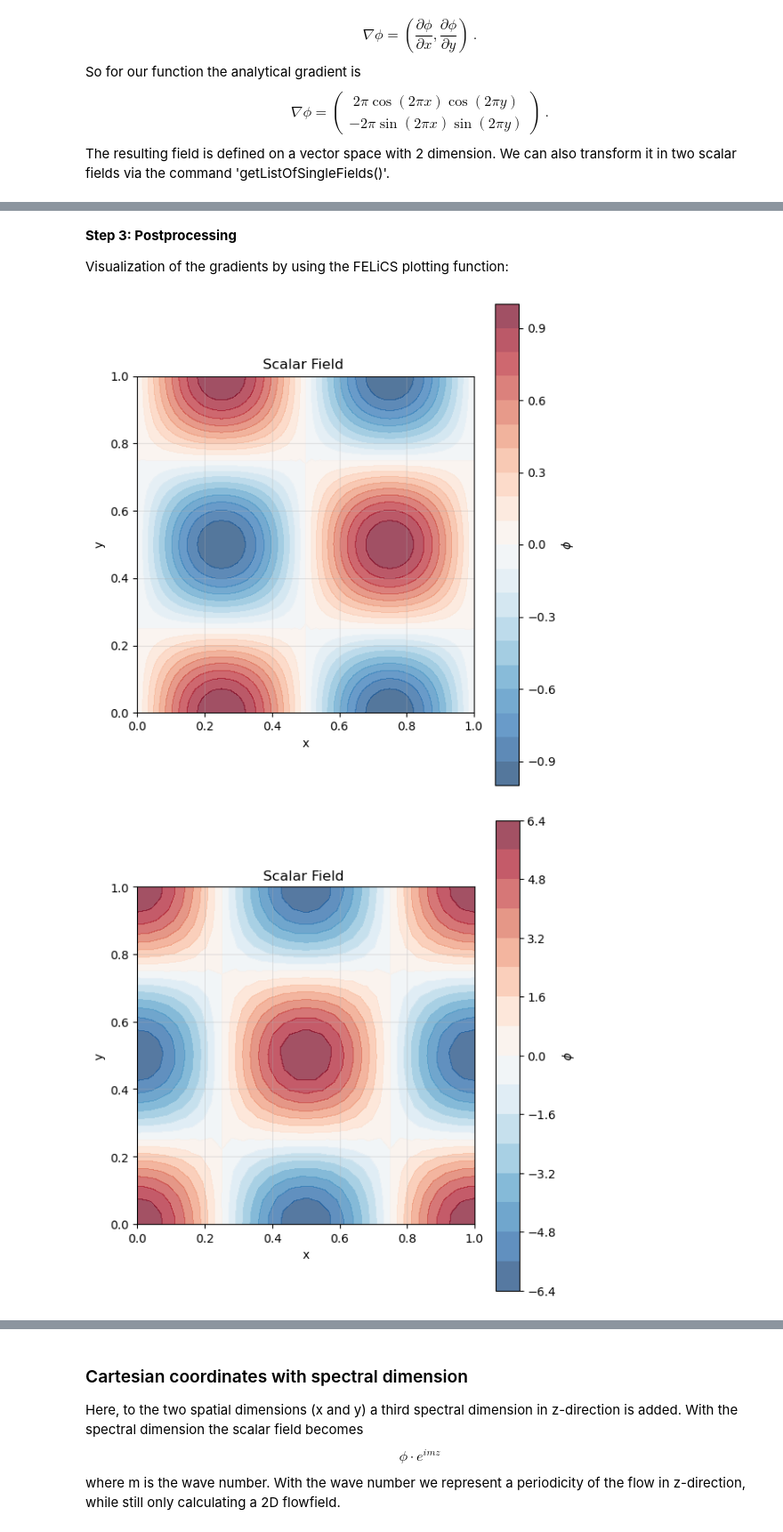
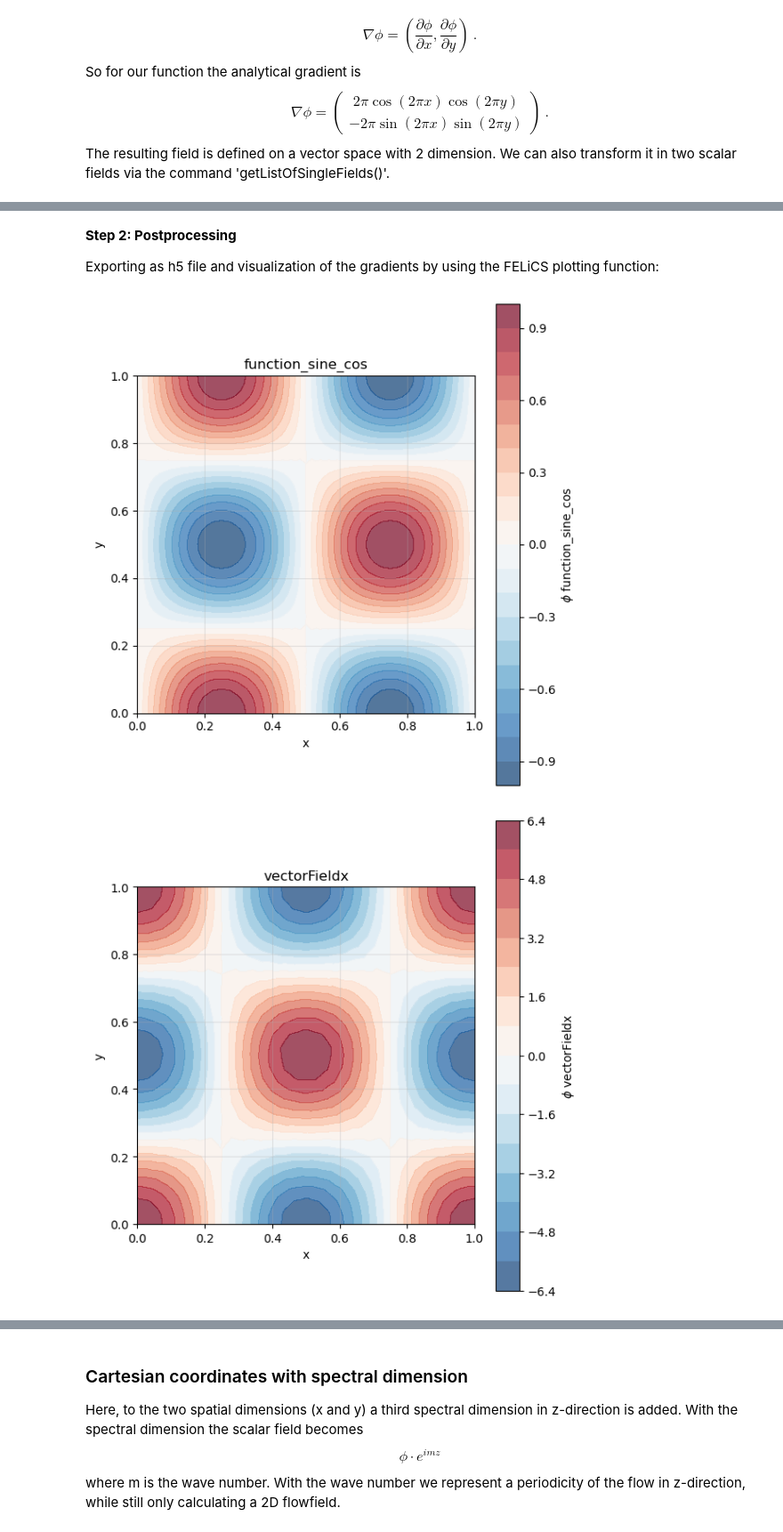
Before and after one commit to arash-mp/FELiCS_FSI, a Jupyter notebook: tutorials/HowTos/02_DerivativesAndIntegralQuantities/02_CalculateGradient_cartesian.ipynb, the cells around one changed output, grey strips where cells are left out. Shown at 89% size. Saved outputs shown, nothing was run; the diff lists cells and outputs as text; code cells hidden in the pictures.

Commit message:
start reworking the gradient HowTo

```diff
--- a/tutorials/HowTos/02_DerivativesAndIntegralQuantities/02_CalculateGradient_cartesian.ipynb
+++ b/tutorials/HowTos/02_DerivativesAndIntegralQuantities/02_CalculateGradient_cartesian.ipynb
@@ -14,17 +14,18 @@ $$\phi(x,y) = \sin(2\pi x)\cos(2\pi y)$$
 from FELiCS.SpaceDisc.FELiCSMesh import FELiCSMesh
 from FELiCS.SpaceDisc.FEMSpaces  import createFunctionSpace
 from FELiCS.Fields.Field         import Field
+from FELiCS.IO.Reader            import Reader
 
 meshFileName = "./square_mesh.msh"
 coordinateSystemName = "Cartesian"
 
 # create a FELiCS mesh from the gmsh file
-mesh = FELiCSMesh(coordinateSystemName=coordinateSystemName, meshFileName=meshFileName)
+mesh = FELiCSMesh(coordinateSystemName, meshFileName)
 
 # create a scalar space
-scalarSpace = createFunctionSpace(mesh, order=2, dim=1)
+scalarSpace = createFunctionSpace(mesh, degree=2, dim=1)
 
 # create a Field object and import the data from the h5 file
-phi = Field(scalarSpace, mesh=mesh)
-phi.importH5("function_values_sine")
+phi = Field(scalarSpace, mesh=mesh, name="function_sine_cos")
+phi.importData(Reader(), "input.h5")
 # %% [output]
@@ -55,6 +47,6 @@ The resulting field is defined on a vector space with 2 dimension. We can also t
 gradPhi = phi.getGradientField() # this is a vector field
 
 # get scalar fields from gradient:
-gradList = gradPhi.getListOfSingleFields()
+gradList = gradPhi.getListOfSubFields()
 phi_x    = gradList[0]
 phi_y    = gradList[1]
@@ -71,11 +53,14 @@ Error:  (-0.1487525173092487+0j)
 # %% [markdown]
-**Step 3: Postprocessing**
+**Step 2: Postprocessing**
 
-Visualization of the gradients by using the FELiCS plotting function:
+Exporting as h5 file and visualization of the gradients by using the FELiCS plotting function:
 # %%
+from FELiCS.IO.Writer import Writer
+gradPhi.exportToH5(Writer())
+
 phi.plot()
 phi_x.plot()
 phi_y.plot()
 # %% [output]
-[figure, old version]
+[figure, new version]
-[figure, old version]
+[figure, new version]
```
Also changed, not shown: parts of 11 cells of this notebook, 7 other files.
